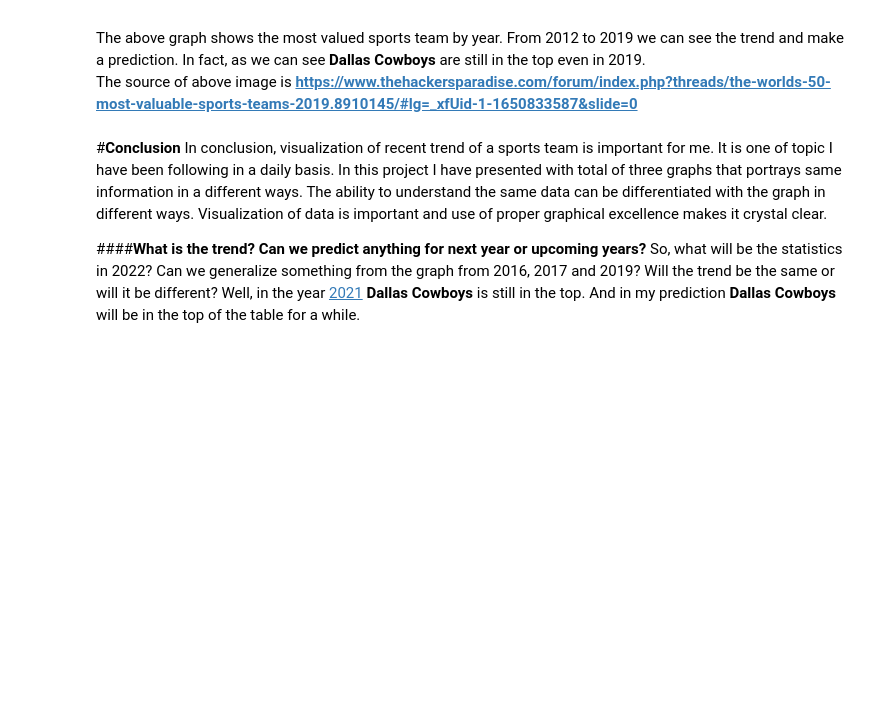
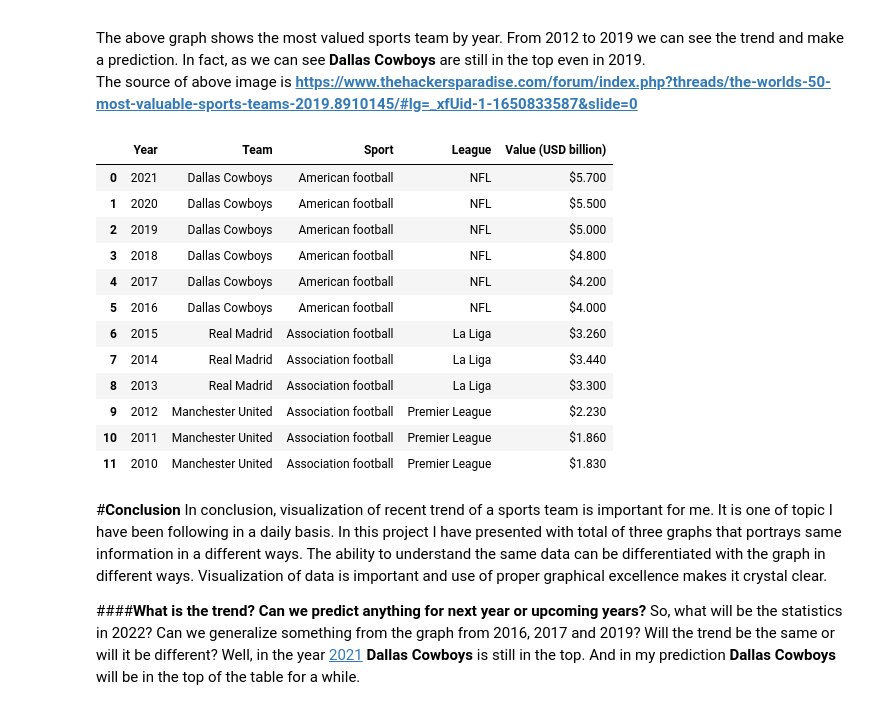
Before and after one commit to khatriprajwol/Data-Visualization-, a Jupyter notebook: Recent Visualization.ipynb, the cells around one changed output. Cells and saved outputs as stored; diff of their text form; code cells hidden in the pictures; blank space fills up the shorter version.

```diff
--- a/Recent Visualization.ipynb
+++ b/Recent Visualization.ipynb
@@ -27,0 +24,7 @@ In this project I am going to **visualize** the report from 2017 of the sports t
+# %%
+import requests
+import pandas as pa
+from bs4 import BeautifulSoup
+r = requests.get("https://en.wikipedia.org/wiki/Forbes%27_list_of_the_most_valuable_sports_teams")
+html_contents = r.text
+html_soup = BeautifulSoup(html_contents,"lxml")
@@ -73,6 +98,24 @@ Well, there there is not that much going on but, tiny detail matters. The repres
 
 The above graph shows the most valued sports team by year. From 2012 to 2019 we can see the trend and make a prediction. In fact, as we can see **Dallas Cowboys** are still in the top even in 2019.
 The source of above image is **https://www.thehackersparadise.com/forum/index.php?threads/the-worlds-50-most-valuable-sports-teams-2019.8910145/#lg=_xfUid-1-1650833587&slide=0**
+# %%
+tables = html_soup.find_all('table')
+df = pa.read_html(str(tables))[1]
+df
+# %% [output]
+|  | Year | Team | Sport | League | Value (USD billion) |
+| 0 | 2021 | Dallas Cowboys | American football | NFL | $5.700 |
+| 1 | 2020 | Dallas Cowboys | American football | NFL | $5.500 |
+| 2 | 2019 | Dallas Cowboys | American football | NFL | $5.000 |
+| 3 | 2018 | Dallas Cowboys | American football | NFL | $4.800 |
+| 4 | 2017 | Dallas Cowboys | American football | NFL | $4.200 |
+| 5 | 2016 | Dallas Cowboys | American football | NFL | $4.000 |
+| 6 | 2015 | Real Madrid | Association football | La Liga | $3.260 |
+| 7 | 2014 | Real Madrid | Association football | La Liga | $3.440 |
+| 8 | 2013 | Real Madrid | Association football | La Liga | $3.300 |
+| 9 | 2012 | Manchester United | Association football | Premier League | $2.230 |
+| 10 | 2011 | Manchester United | Association football | Premier League | $1.860 |
+| 11 | 2010 | Manchester United | Association football | Premier League | $1.830 |
 # %% [markdown]
 #**Conclusion**
 In conclusion, visualization of recent trend of a sports team is important for me. It is one of topic I have been following in a daily basis. In this project I have presented with total of three graphs that portrays same information in a different ways. The ability to understand the same data can be differentiated with the graph in different ways. Visualization of data is important and use of proper graphical excellence makes it crystal clear.
```
Also changed, not shown: parts of 4 cells of this notebook.
